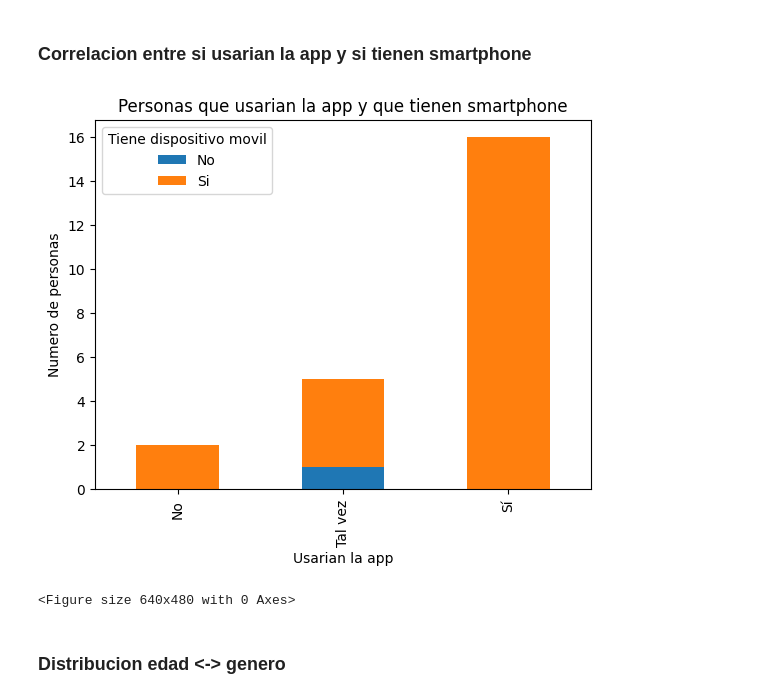
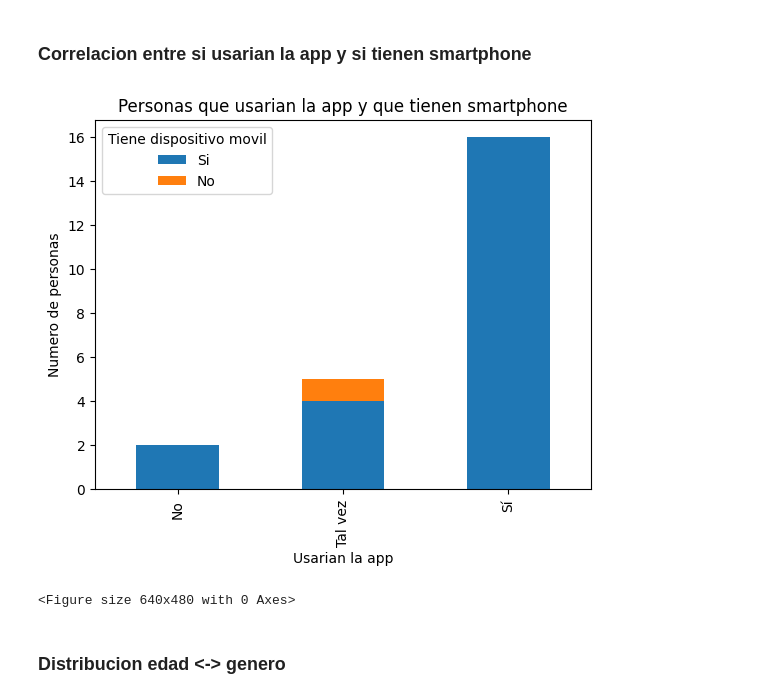
Before and after one commit to Mortadelo24/survey-integrador-one, a Jupyter notebook: notebook.ipynb, the cells around one changed output. Saved outputs shown, nothing was run; the diff lists cells and outputs as text; code cells hidden in the pictures.

```diff
--- a/notebook.ipynb
+++ b/notebook.ipynb
@@ -94,13 +94,18 @@ frequency = pd.DataFrame({
 
 total_entries = results.shape[0]
 
-closed_questions_labels = {False: "No", True: "Si"}
+closed_question = pd.DataFrame({
+    "id": [0, 1],
+    "value": ["Si", "No"]
+})
 gender_labels = {0: "Femenino", 1: "Masculino"}
+closed_question_labels = dict(zip(closed_question["id"], closed_question["value"]))
 ambiguous_questions_labels = dict(zip(ambiguous_question["id"], ambiguous_question["value"]))
 would_like_features_labels = dict(zip(would_like_features["id"], would_like_features["value"]))
 frequency_labels = dict(zip(frequency["id"], frequency["value"]))
 waste_problems_labels = dict(zip(waste_problems["id"], waste_problems["value"]))
 security_problems_labels = dict(zip(security_problems["id"], security_problems["value"]))
+are_authorities_efective_labels = dict(zip(are_authorities_efective["id"], are_authorities_efective["value"]))
 # %% [markdown]
 ## Helper functions
 # %%
@@ -115,7 +120,6 @@ def string_to_number(number_string: str):
 
     return None
 
-closed_question_serializer = lambda ans: ans=="Sí"
 
 
 def string_list_serializer(ans: str):
@@ -170,6 +174,12 @@ def serialize_security_problems(ans: str):
                 serialized_answers.append(row.id)
 
     return serialized_answers
+
+def serialize_closed_question(ans: str):
+    for row in closed_question.itertuples():
+        if ans.strip() == row.value:
+            return row.id
+    return 0
 # %% [markdown]
 ## Change column names
 # %%
@@ -205,9 +215,9 @@ average_age = results["age"].mean()
 results["age"] = results["age"].fillna(round(average_age))
 
 results["gender"] = results["gender"].apply(lambda gs: 1 if gs=="Masculinos" else 0)
-results["has_access_smartphone"] = results["has_access_smartphone"].apply(closed_question_serializer)
+results["has_access_smartphone"] = results["has_access_smartphone"].apply(serialize_closed_question)
 results["would_use_app"] = results["would_use_app"].apply(serialize_ambiguous_question )
-results["uses_social_mobile_apps"] = results["uses_social_mobile_apps"].apply(closed_question_serializer)
+results["uses_social_mobile_apps"] = results["uses_social_mobile_apps"].apply(serialize_closed_question)
 
 # drop years_lived_in_dimitrov because the data has too much noise
 results.drop("years_lived_in_dimitrov", axis=1, inplace=True)
@@ -219,7 +229,7 @@ results["security_problems"] = results["security_problems"].apply(serialize_secu
 results["waste_problems"] = results["waste_problems"].apply(serialize_waste_problems)
 
 results["are_authorities_efective"] = results["are_authorities_efective"].apply(serialize_are_authorities_efective)
-results["knows_where_report"] = results["knows_where_report"].apply(closed_question_serializer)
+results["knows_where_report"] = results["knows_where_report"].apply(serialize_closed_question)
 
 results["would_like_features"] = results["would_like_features"].apply(serialize_would_like_features)
 # %% [markdown]
@@ -275,14 +285,14 @@ create_plot("usaria_app")
 # %%
 would_use_app_and_has_smartphone = results.groupby(["would_use_app", "has_access_smartphone"]).size().unstack()
 would_use_app_and_has_smartphone_plot = would_use_app_and_has_smartphone.plot(kind="bar", stacked=True)
 would_use_app_and_has_smartphone_plot.set_ylabel("Numero de personas")
 would_use_app_and_has_smartphone_plot.set_xlabel("Usarian la app")
 would_use_app_and_has_smartphone_plot.set_title("Personas que usarian la app y que tienen smartphone")
 would_use_app_and_has_smartphone_plot.set_xticklabels(ambiguous_questions_labels.values())
-would_use_app_and_has_smartphone_plot.legend(title="Tiene dispositivo movil", labels=closed_questions_labels.values())
+would_use_app_and_has_smartphone_plot.legend(title="Tiene dispositivo movil", labels=closed_question_labels.values())
 create_plot("usaria_app_y_tienen_smartphone")
 # %% [output]
-[figure, old version]
+[figure, new version]
 <Figure size 640x480 with 0 Axes>
 # %% [markdown]
 ### Distribucion edad <-> genero
```
Also changed, not shown: parts of 10 cells of this notebook, 8 other files.
